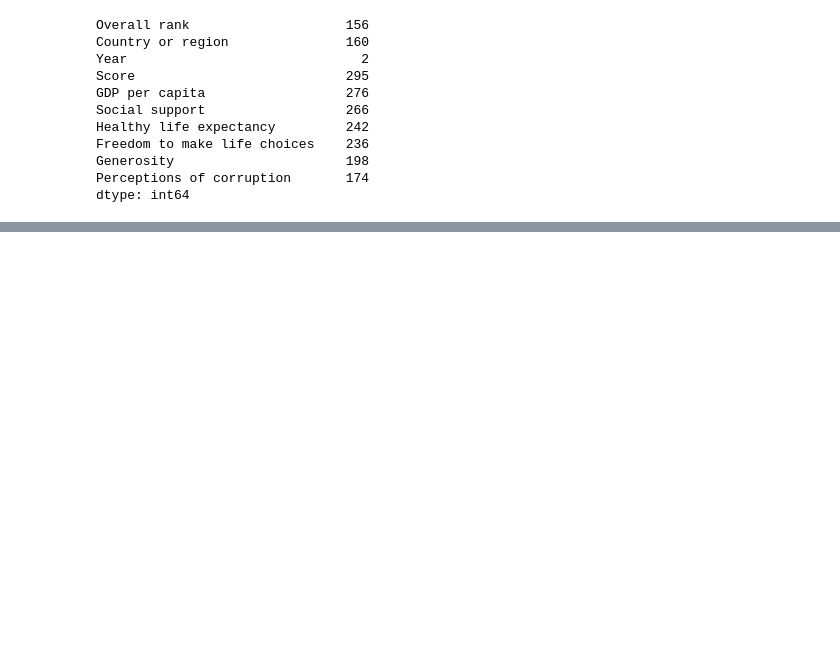
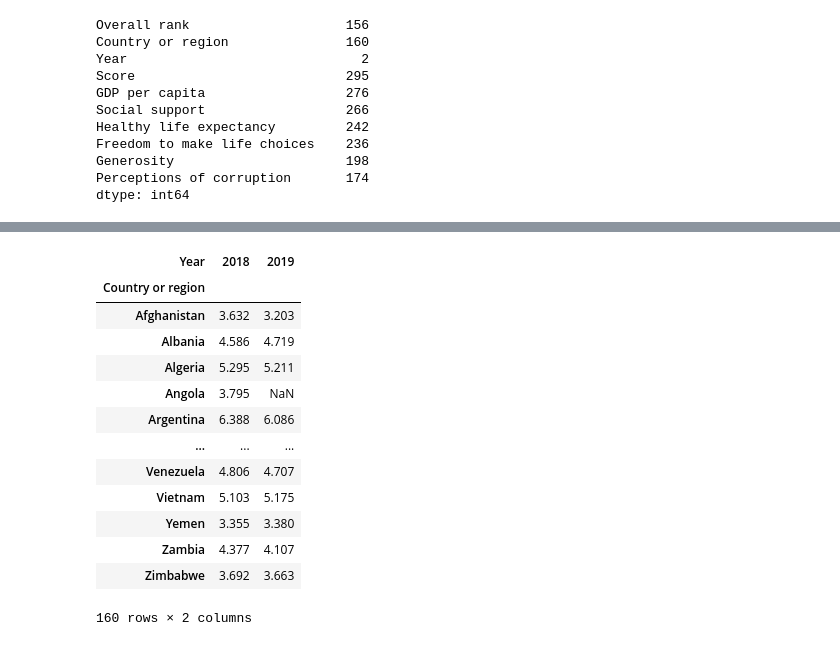
Before and after one commit to K25p2r3n0k/MiskiKuskilMillalgi, a Jupyter notebook: l6pu-too.ipynb, the cells around one changed output, grey strips where cells are left out. Cells and saved outputs as stored; diff of their text form; code cells hidden in the pictures; blank space fills up the shorter version.

```diff
--- a/l6pu-too.ipynb
+++ b/l6pu-too.ipynb
@@ -199,9 +333,24 @@ my_chart = my_data_filtered.plot(kind = 'bar', x ='Country or region', y ='Score
 # %%
 my_pivot = pd.pivot_table(my_data_filtered, values='Score',
                                 index='Country or region',
                                 columns='Year')
-my_pivot = my_pivot.sort_values(by=['2018'], ascending=False)
+my_pivot = my_pivot.sort_values(by=[], ascending=False)
 
 my_pivot
+# %% [output]
+| Year | 2018 | 2019 |
+| Country or region |  |  |
+| Afghanistan | 3.632 | 3.203 |
+| Albania | 4.586 | 4.719 |
+| Algeria | 5.295 | 5.211 |
+| Angola | 3.795 | NaN |
+| Argentina | 6.388 | 6.086 |
+| ... | ... | ... |
+| Venezuela | 4.806 | 4.707 |
+| Vietnam | 5.103 | 5.175 |
+| Yemen | 3.355 | 3.380 |
+| Zambia | 4.377 | 4.107 |
+| Zimbabwe | 3.692 | 3.663 |
+160 rows × 2 columns
 # %%
 my_chart = my_pivot.plot(kind = 'bar', color=['green','blue'], figsize = (30, 10), fontsize = 10, width=0.8)
```
Also changed, not shown: parts of 19 cells of this notebook.
